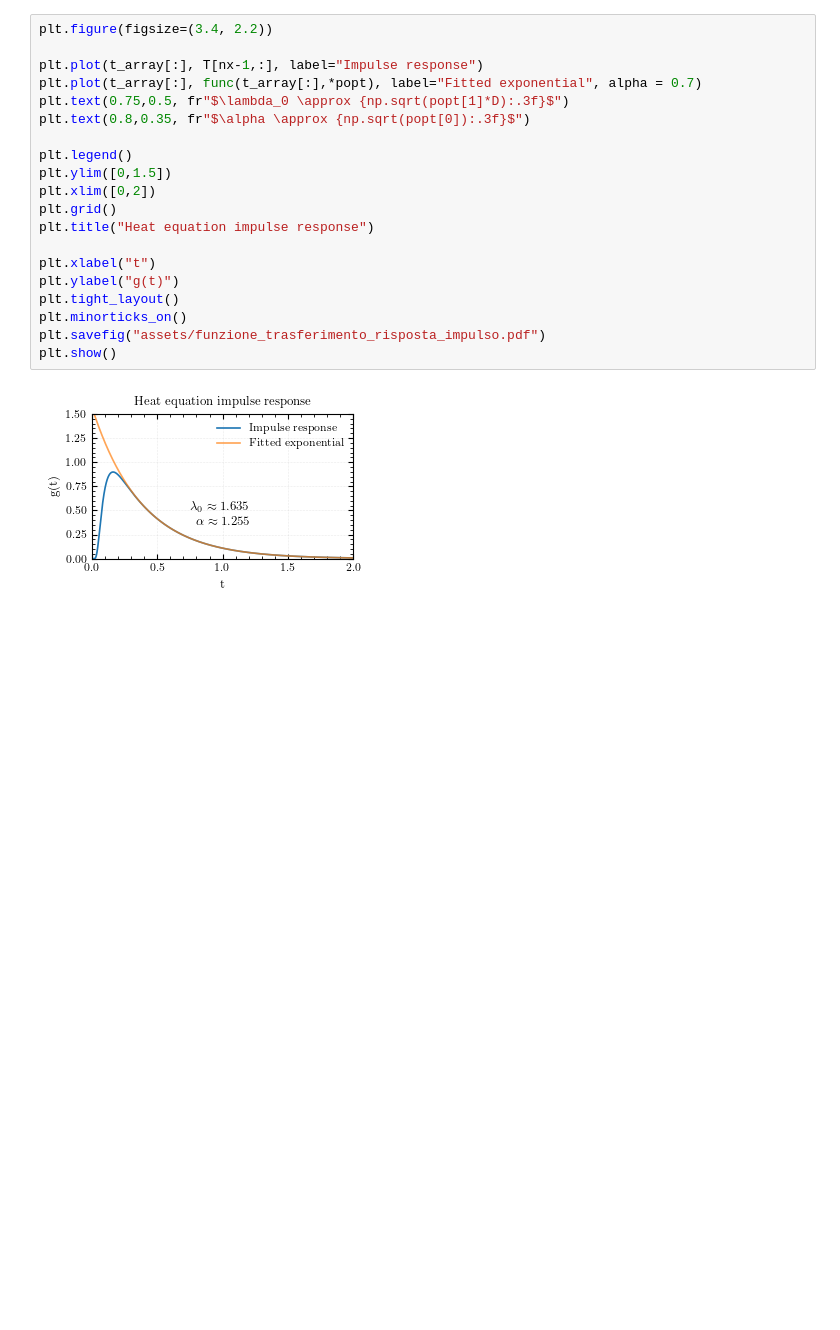
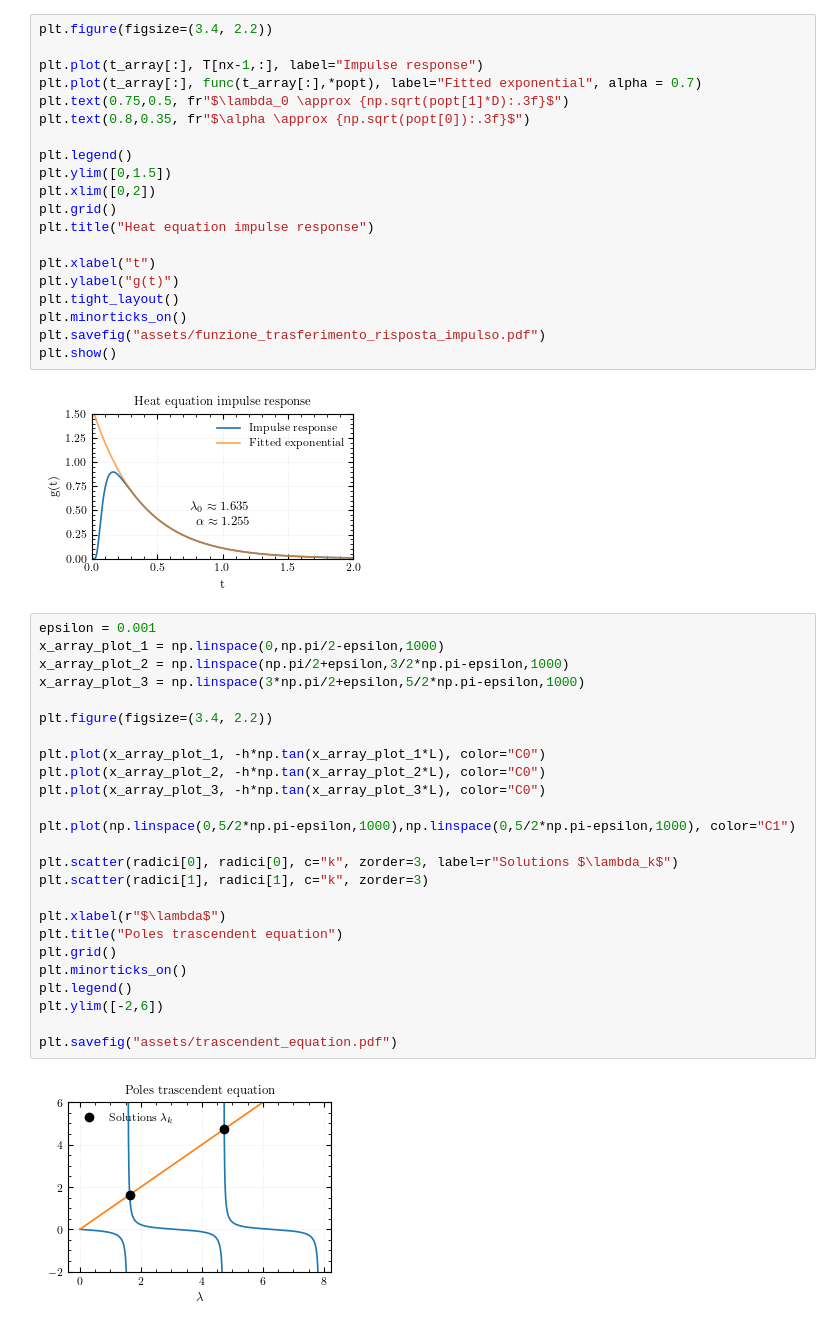
Before and after one commit to Sparisi01/RPM_implementation, a Jupyter notebook: test_transiente.ipynb, the cells around one changed output. Saved outputs shown, nothing was run; the diff lists cells and outputs as text; blank space fills up the shorter version.

Commit message:
aggiunto plot con soluzioni equazione trascendente

```diff
--- a/test_transiente.ipynb
+++ b/test_transiente.ipynb
@@ -205,3 +208,30 @@ plt.savefig("assets/funzione_trasferimento_risposta_impulso.pdf")
 plt.show()
 # %% [output]
 [figure]
+# %%
+epsilon = 0.001
+x_array_plot_1 = np.linspace(0,np.pi/2-epsilon,1000)
+x_array_plot_2 = np.linspace(np.pi/2+epsilon,3/2*np.pi-epsilon,1000)
+x_array_plot_3 = np.linspace(3*np.pi/2+epsilon,5/2*np.pi-epsilon,1000)
+
+plt.figure(figsize=(3.4, 2.2))
+
+plt.plot(x_array_plot_1, -h*np.tan(x_array_plot_1*L), color="C0")
+plt.plot(x_array_plot_2, -h*np.tan(x_array_plot_2*L), color="C0")
+plt.plot(x_array_plot_3, -h*np.tan(x_array_plot_3*L), color="C0")
+
+plt.plot(np.linspace(0,5/2*np.pi-epsilon,1000),np.linspace(0,5/2*np.pi-epsilon,1000), color="C1")
+
+plt.scatter(radici[0], radici[0], c="k", zorder=3, label=r"Solutions $\lambda_k$")
+plt.scatter(radici[1], radici[1], c="k", zorder=3)
+
+plt.xlabel(r"$\lambda$")
+plt.title("Poles trascendent equation")
+plt.grid()
+plt.minorticks_on()
+plt.legend()
+plt.ylim([-2,6])
+
+plt.savefig("assets/trascendent_equation.pdf")
+# %% [output]
+[figure, added]
```
Also changed, not shown: parts of 1 cell of this notebook, 6 other files.
